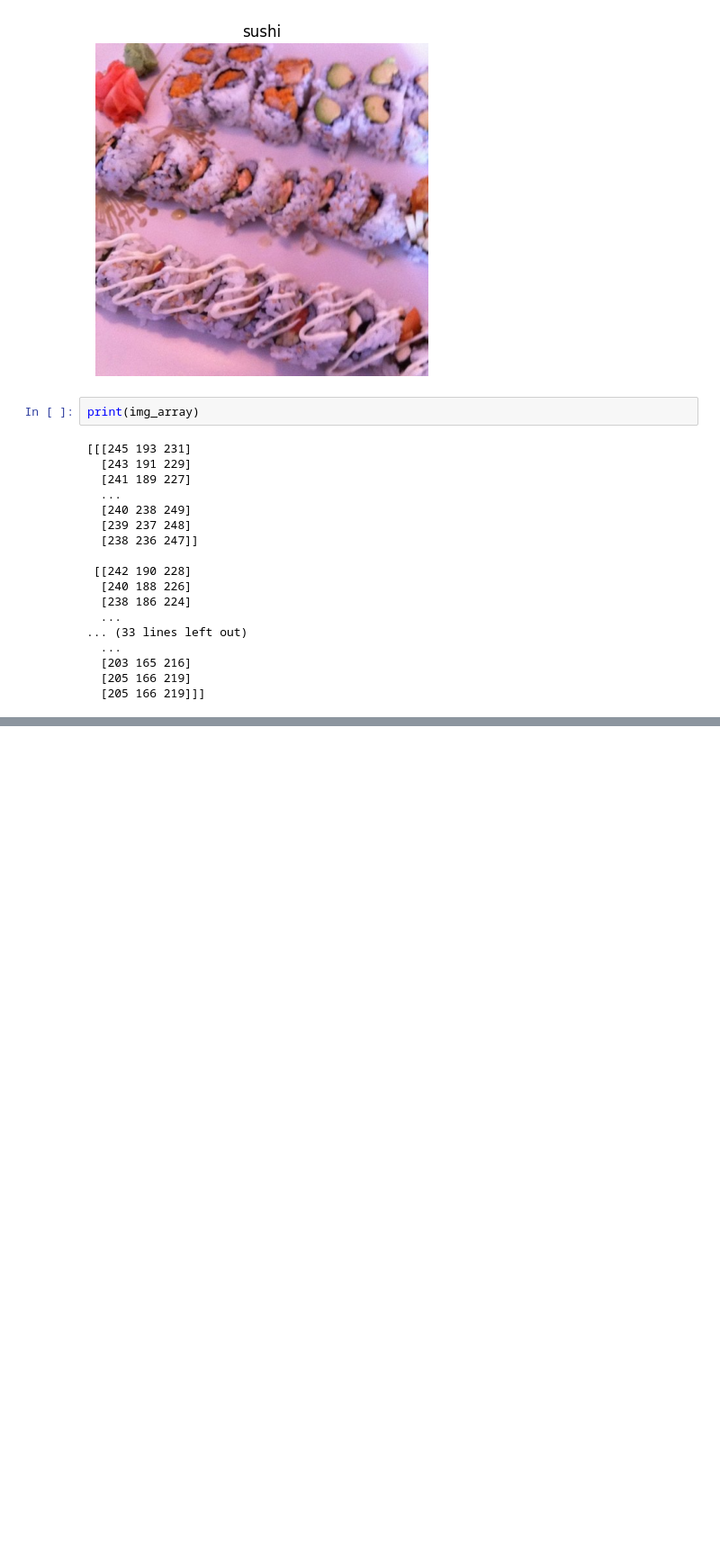
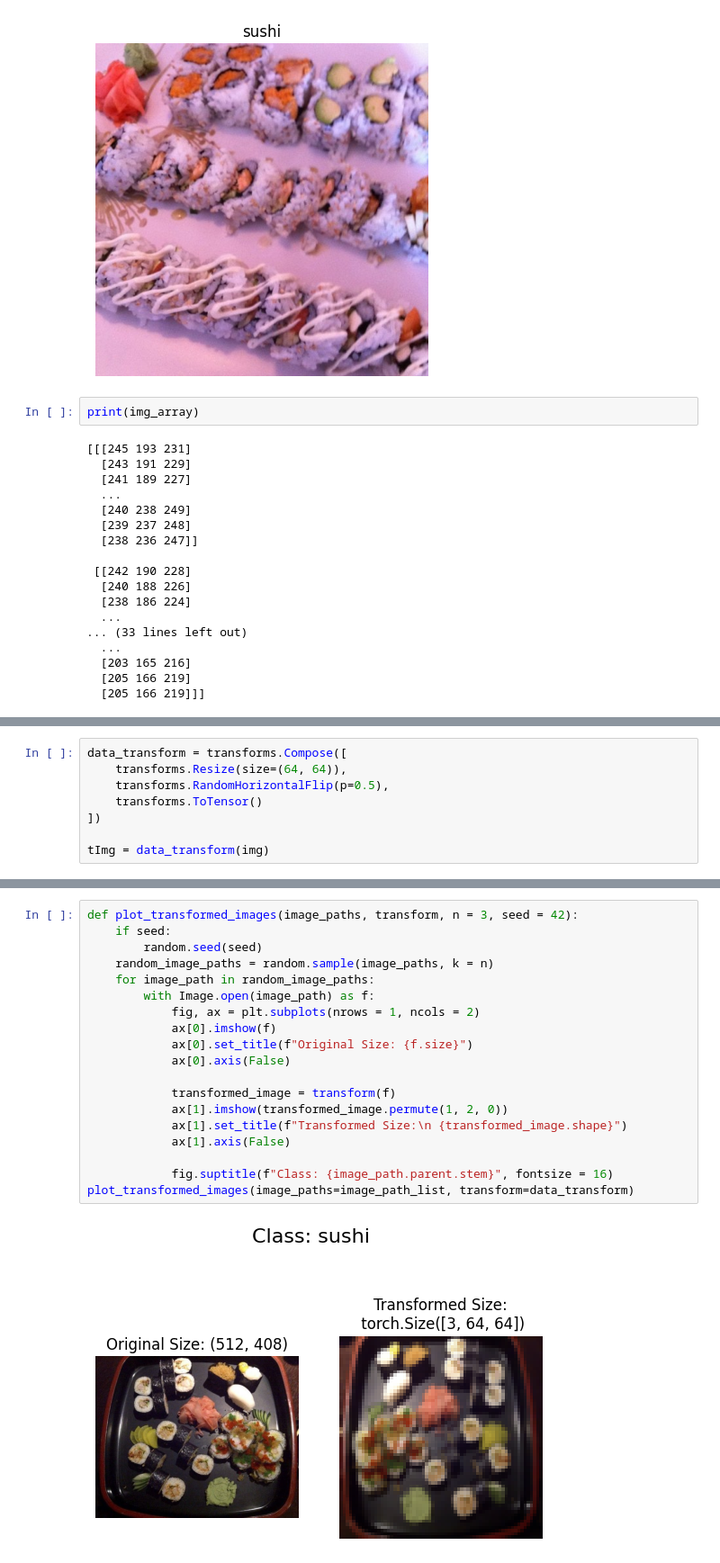
Before and after one commit to AkifPinarci/PyTorch, a Jupyter notebook: PyTorch Custom Datasets/main.ipynb, the cells around one changed output, grey strips where cells are left out. Shown at 90% size. Cells and saved outputs as stored; diff of their text form; blank space fills up the shorter version.

```diff
--- a/PyTorch Custom Datasets/main.ipynb
+++ b/PyTorch Custom Datasets/main.ipynb
@@ -149,0 +152,8 @@ print(img_array)
+# %%
+data_transform = transforms.Compose([
+    transforms.Resize(size=(64, 64)),
+    transforms.RandomHorizontalFlip(p=0.5),
+    transforms.ToTensor()
+])
+
+tImg = data_transform(img)
@@ -149,0 +178,21 @@ print(img_array)
+# %%
+def plot_transformed_images(image_paths, transform, n = 3, seed = 42):
+    if seed:
+        random.seed(seed)
+    random_image_paths = random.sample(image_paths, k = n)
+    for image_path in random_image_paths:
+        with Image.open(image_path) as f:
+            fig, ax = plt.subplots(nrows = 1, ncols = 2)
+            ax[0].imshow(f)
+            ax[0].set_title(f"Original Size: {f.size}")
+            ax[0].axis(False)
+
+            transformed_image = transform(f)
+            ax[1].imshow(transformed_image.permute(1, 2, 0))
+            ax[1].set_title(f"Transformed Size:\n {transformed_image.shape}")
+            ax[1].axis(False)
+
+            fig.suptitle(f"Class: {image_path.parent.stem}", fontsize = 16)
+plot_transformed_images(image_paths=image_path_list, transform=data_transform)
+# %% [output]
+[figure, added]
```
Also changed, not shown: parts of 6 cells of this notebook.
